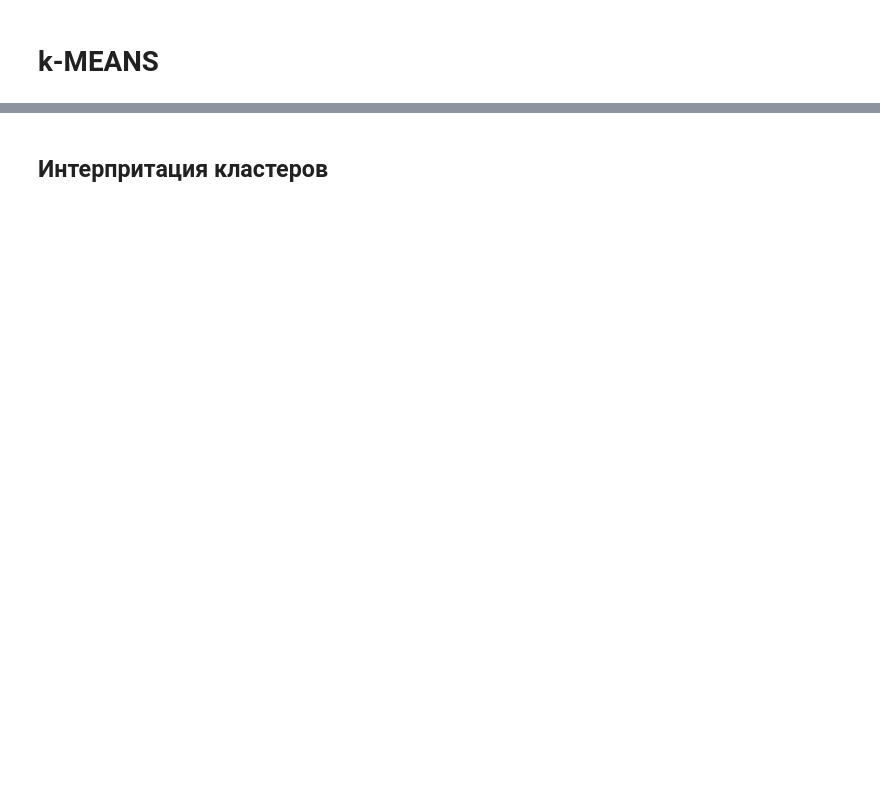
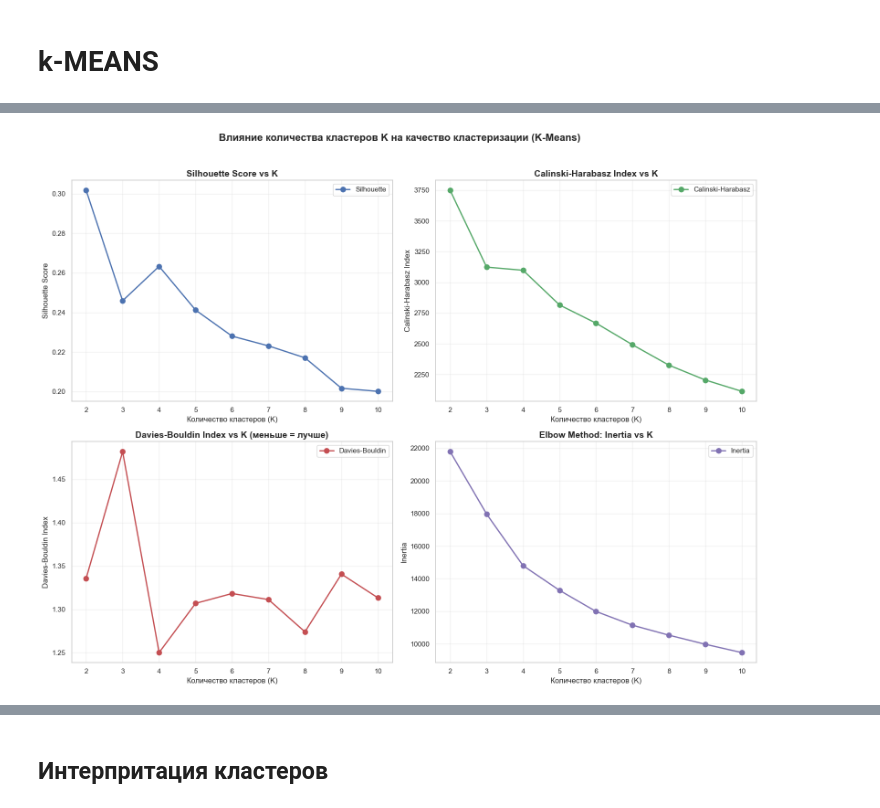
Before and after one commit to anlu4k/LAB4, a Jupyter notebook: lab4.ipynb, the cells around one changed output, grey strips where cells are left out. Saved outputs shown, nothing was run; the diff lists cells and outputs as text; code cells hidden in the pictures; blank space fills up the shorter version.

```diff
--- a/lab4.ipynb
+++ b/lab4.ipynb
@@ -570,0 +608,87 @@ Adjusted Rand Index (K-Means vs Hierarchy): 0.6731
+# %%
+n_clusters_list = range(2, 11)
+inertias = []
+silhouette_scores = []
+
+for k in n_clusters_list:
+    kmeans = KMeans(n_clusters=k, random_state=42, n_init=10)
+    kmeans.fit(X)
+    inertias.append(kmeans.inertia_)
+
+    labels = kmeans.labels_
+    if len(set(labels)) > 1:
+        silhouette_avg = silhouette_score(X, labels)
+    else:
+        silhouette_avg = -1
+    silhouette_scores.append(silhouette_avg)
+
+calinski_scores = []
+davies_scores = []
+
+for k in n_clusters_list:
+    kmeans = KMeans(n_clusters=k, random_state=42, n_init=10)
+    labels = kmeans.fit_predict(X)
+
+    if len(set(labels)) > 1:
+        calinski_scores.append(calinski_harabasz_score(X, labels))
+        davies_scores.append(davies_bouldin_score(X, labels))
+    else:
+        calinski_scores.append(-1)
+        davies_scores.append(float('inf'))
+
+fig, axes = plt.subplots(2, 2, figsize=(16, 12))
+fig.suptitle('Влияние количества кластеров K на качество кластеризации (K-Means)',
+             fontsize=16, fontweight='bold', y=1.02)
+
+ax1 = axes[0, 0]
+ax1.plot(n_clusters_list, silhouette_scores, 'bo-', linewidth=2, markersize=8, label='Silhouette')
+ax1.set_xlabel('Количество кластеров (K)', fontsize=12)
+ax1.set_ylabel('Silhouette Score', fontsize=12)
+ax1.set_title('Silhouette Score vs K', fontsize=14, fontweight='bold')
+ax1.grid(True, alpha=0.3)
+ax1.legend()
+
+opt_k_silhouette = n_clusters_list[np.argmax(silhouette_scores)]
+ax1.legend()
+
+ax2 = axes[0, 1]
+ax2.plot(n_clusters_list, calinski_scores, 'go-', linewidth=2, markersize=8, label='Calinski-Harabasz')
+ax2.set_xlabel('Количество кластеров (K)', fontsize=12)
+ax2.set_ylabel('Calinski-Harabasz Index', fontsize=12)
+ax2.set_title('Calinski-Harabasz Index vs K', fontsize=14, fontweight='bold')
+ax2.grid(True, alpha=0.3)
+ax2.legend()
+
+opt_k_calinski = n_clusters_list[np.argmax(calinski_scores)]
+ax2.legend()
+
+ax3 = axes[1, 0]
+ax3.plot(n_clusters_list, davies_scores, 'ro-', linewidth=2, markersize=8, label='Davies-Bouldin')
+ax3.set_xlabel('Количество кластеров (K)', fontsize=12)
+ax3.set_ylabel('Davies-Bouldin Index', fontsize=12)
+ax3.set_title('Davies-Bouldin Index vs K (меньше = лучше)', fontsize=14, fontweight='bold')
+ax3.grid(True, alpha=0.3)
+ax3.legend()
+
+opt_k_davies = n_clusters_list[np.argmin(davies_scores)]
+ax3.legend()
+
+ax4 = axes[1, 1]
+ax4.plot(n_clusters_list, inertias, 'mo-', linewidth=2, markersize=8, label='Inertia')
+ax4.set_xlabel('Количество кластеров (K)', fontsize=12)
+ax4.set_ylabel('Inertia', fontsize=12)
+ax4.set_title('Elbow Method: Inertia vs K', fontsize=14, fontweight='bold')
+ax4.grid(True, alpha=0.3)
+ax4.legend()
+
+# Расчет точки локтя
+inertia_diff = np.diff(inertias)
+if len(inertia_diff) > 1:
+    inertia_diff_ratio = inertia_diff[1:] / inertia_diff[:-1]
+    if len(inertia_diff_ratio) > 0:
+        elbow_point = n_clusters_list[np.argmin(inertia_diff_ratio) + 2]
+
+plt.tight_layout()
+plt.show()
+# %% [output]
+[figure, added]
```
Also changed, not shown: parts of 27 cells of this notebook.
